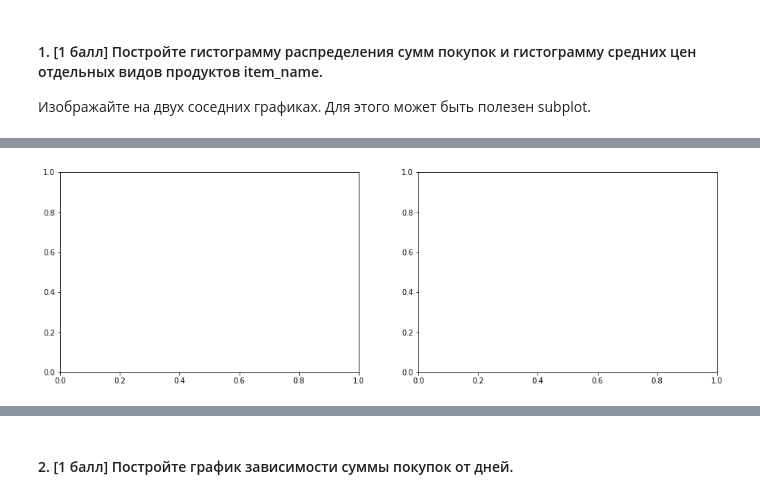
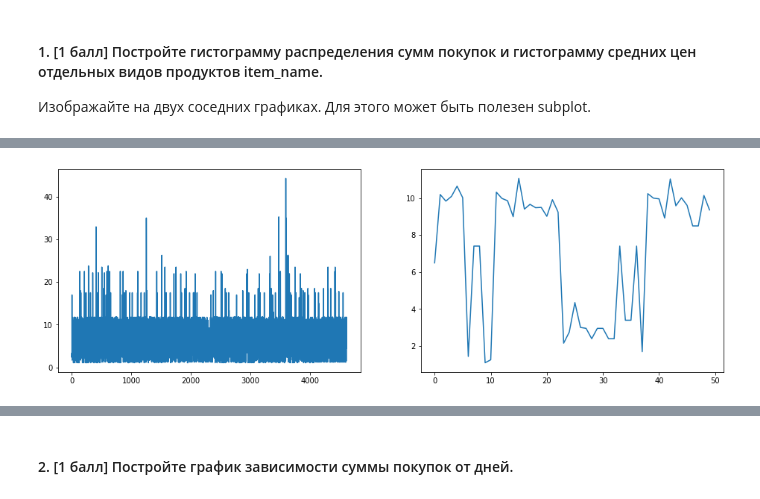
Before and after one commit to hse-mlearn/ha-01-Anasteisha24, a Jupyter notebook: homework-practice-01.ipynb, the cells around one changed output, grey strips where cells are left out. Cells and saved outputs as stored; diff of their text form; code cells hidden in the pictures.

```diff
--- a/homework-practice-01.ipynb
+++ b/homework-practice-01.ipynb
@@ -351,4 +383,8 @@ dtype('int64')
 # %%
-fig, axes = plt.subplots(nrows=1, ncols=2, figsize = (16, 5))
+fig, axes = plt.subplots(1, 2, figsize = (16, 5))
+
+axes[0].plot(df['item_price'].dropna())
+
+axes[1].plot(dr['Price/Quantity'].dropna());
 # %% [output]
-[figure, old version]
+[figure, new version]
```
Also changed, not shown: parts of 18 cells of this notebook.
